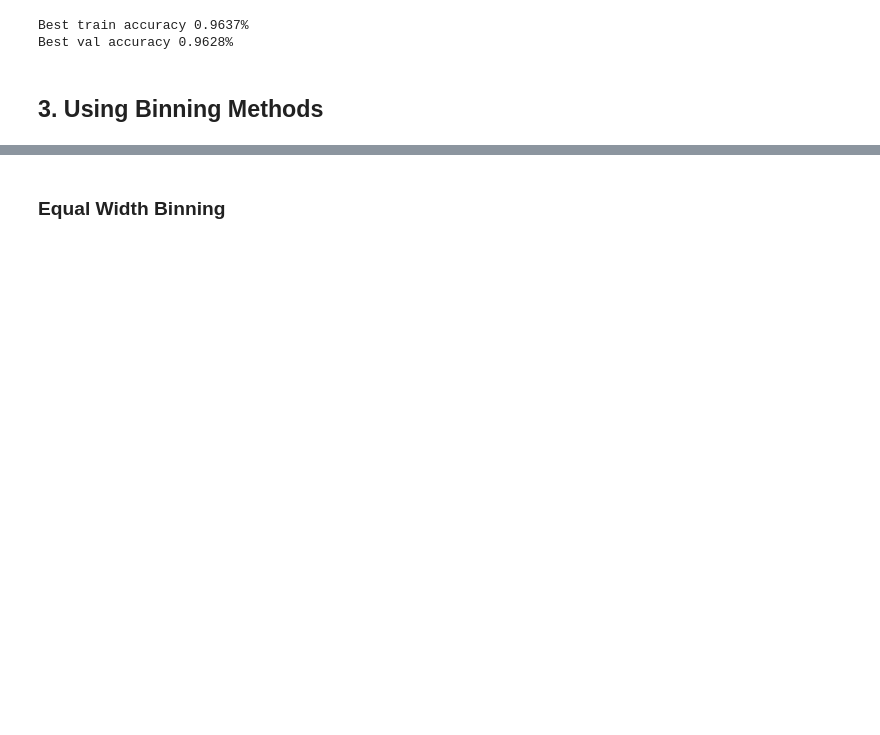
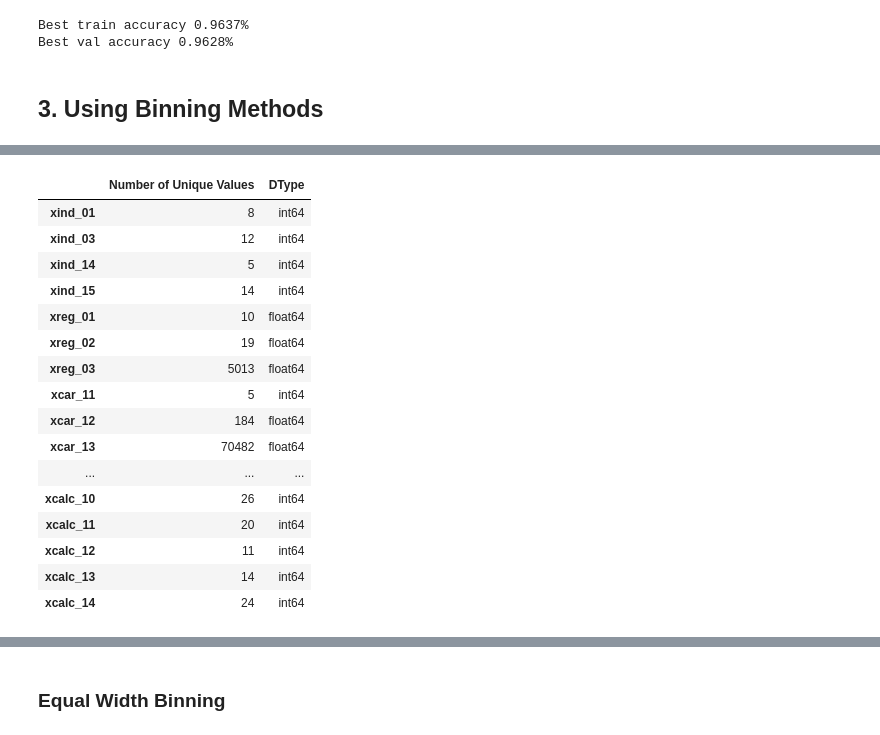
Before and after one commit to nickobard/Data-Preprocessing-Course, a Jupyter notebook: 02/02_homework.ipynb, the cells around one changed output, grey strips where cells are left out. Saved outputs shown, nothing was run; the diff lists cells and outputs as text; code cells hidden in the pictures; blank space fills up the shorter version.

```diff
--- a/02/02_homework.ipynb
+++ b/02/02_homework.ipynb
@@ -231,0 +241,22 @@ Binning has following drawbacks:
+# %%
+df_numeric_info = pd.concat([df_numeric.nunique(), df_numeric.dtypes], axis=1)
+df_numeric_info.columns = ['Number of Unique Values', 'DType']
+df_numeric_info
+# %% [output]
+|  | Number of Unique Values | DType |
+| xind_01 | 8 | int64 |
+| xind_03 | 12 | int64 |
+| xind_14 | 5 | int64 |
+| xind_15 | 14 | int64 |
+| xreg_01 | 10 | float64 |
+| xreg_02 | 19 | float64 |
+| xreg_03 | 5013 | float64 |
+| xcar_11 | 5 | int64 |
+| xcar_12 | 184 | float64 |
+| xcar_13 | 70482 | float64 |
+| ... | ... | ... |
+| xcalc_10 | 26 | int64 |
+| xcalc_11 | 20 | int64 |
+| xcalc_12 | 11 | int64 |
+| xcalc_13 | 14 | int64 |
+| xcalc_14 | 24 | int64 |
```
Also changed, not shown: parts of 28 cells of this notebook.
